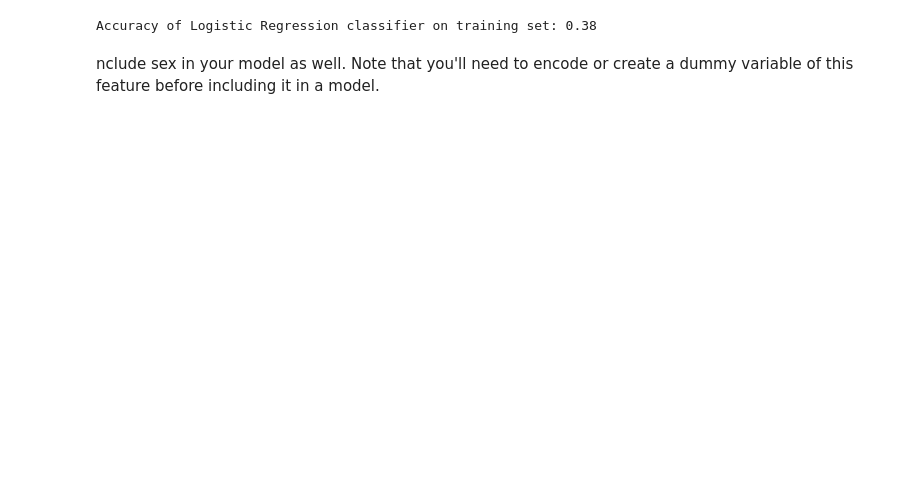
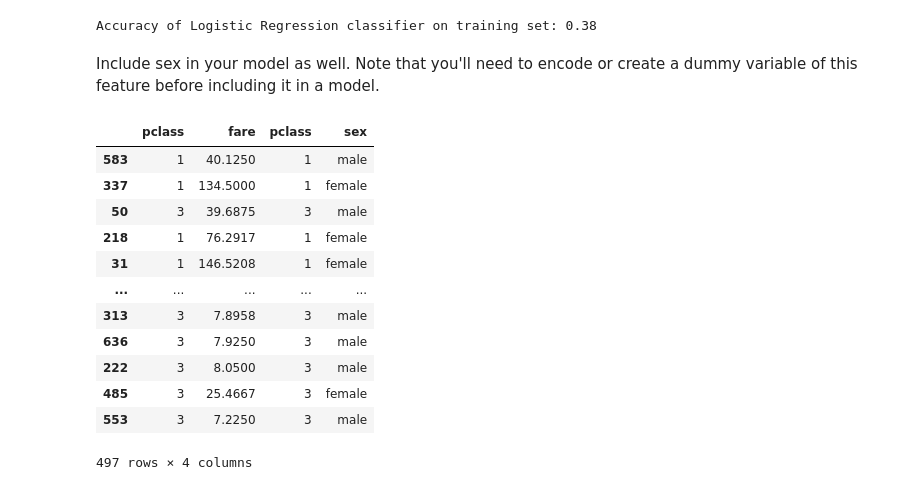
Before and after one commit to albertopuentes/classification-exercises, a Jupyter notebook: model.ipynb, the cells around one changed output. Cells and saved outputs as stored; diff of their text form; code cells hidden in the pictures; blank space fills up the shorter version.

Commit message:
Model Exercises - Logit update

```diff
--- a/model.ipynb
+++ b/model.ipynb
@@ -339,4 +341,29 @@ Accuracy of Logistic Regression classifier on training set: 0.38
 # %%
 # logit1 does not perform better than the baseline
 # %% [markdown]
-nclude sex in your model as well. Note that you'll need to encode or create a dummy variable of this feature before including it in a model.
+Include sex in your model as well. Note that you'll need to encode or create a dummy variable of this feature before including it in a model.
+# %%
+# select variables and create train, validate, test
+
+X_cols = ['pclass', 'fare', 'pclass', 'sex']
+y_col = 'survived'
+
+X_train, y_train = train[X_cols], train[y_col]
+X_validate, y_validate = validate[X_cols], validate[y_col]
+X_test, y_test = test[X_cols], test[y_col]
+# %%
+X_train
+# %% [output]
+|  | pclass | fare | pclass | sex |
+| 583 | 1 | 40.1250 | 1 | male |
+| 337 | 1 | 134.5000 | 1 | female |
+| 50 | 3 | 39.6875 | 3 | male |
+| 218 | 1 | 76.2917 | 1 | female |
+| 31 | 1 | 146.5208 | 1 | female |
+| ... | ... | ... | ... | ... |
+| 313 | 3 | 7.8958 | 3 | male |
+| 636 | 3 | 7.9250 | 3 | male |
+| 222 | 3 | 8.0500 | 3 | male |
+| 485 | 3 | 25.4667 | 3 | female |
+| 553 | 3 | 7.2250 | 3 | male |
+497 rows × 4 columns
```
Also changed, not shown: parts of 11 cells of this notebook.
